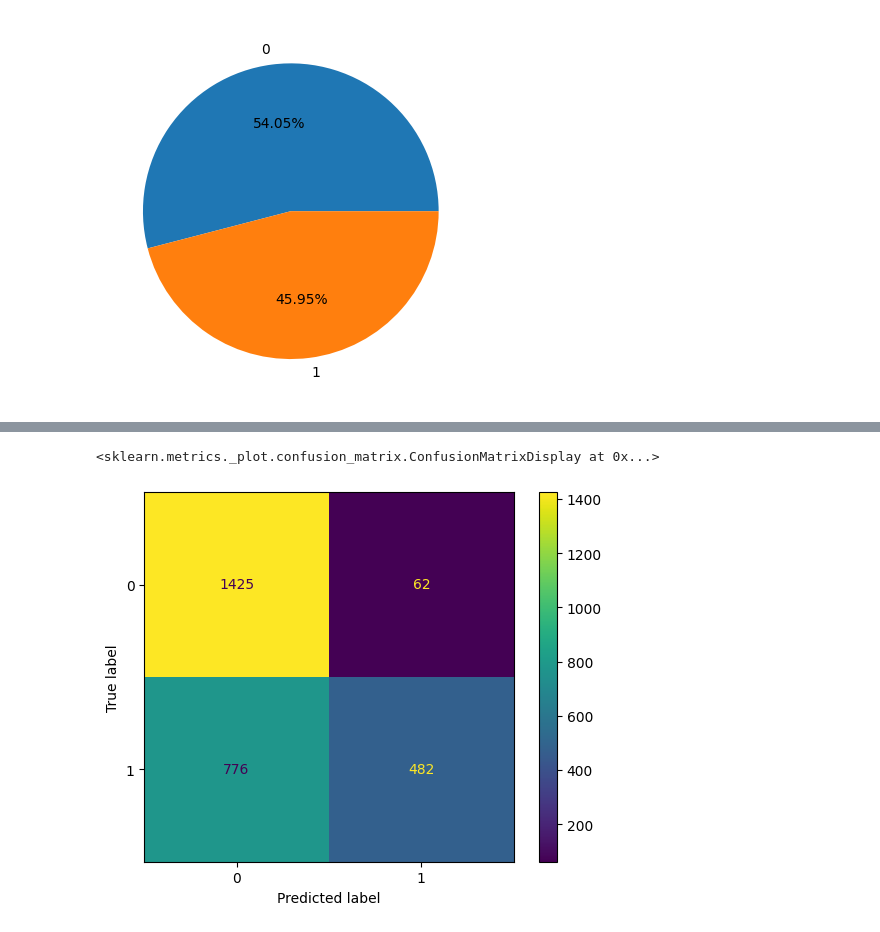
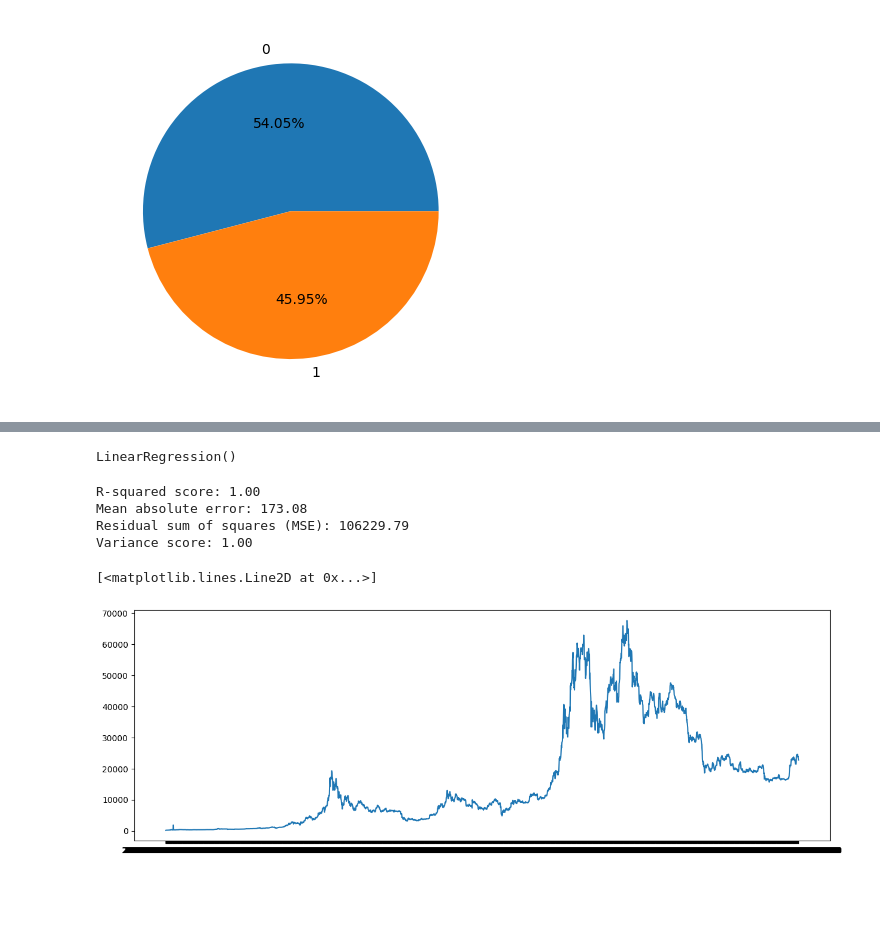
Before and after one commit to hristo-darlyanov/CryptoTradingMLPredictor, a Jupyter notebook: main.ipynb, the cells around one changed output, grey strips where cells are left out. Cells and saved outputs as stored; diff of their text form; code cells hidden in the pictures; blank space fills up the shorter version.

```diff
--- a/main.ipynb
+++ b/main.ipynb
@@ -173,6 +159,8 @@ df
 | 3049 | 2015-10-09 04:00:00 | 243.60 | 249.97 | 243.60 | 245.51 | 61.587068 | 2015 | 10 | 9 | 0 |
 | 3050 | 2015-10-08 04:00:00 | 0.00 | 245.00 | 0.00 | 243.60 | 34.754703 | 2015 | 10 | 8 | 0 |
 3051 rows × 10 columns
+# %%
+df = df.loc[::-1]
 # %%
 plt.pie(df['target'].value_counts().values, labels=[0,1], autopct="%.2f%%")
 # %% [output]
@@ -186,6 +190,6 @@ plt.pie(df['target'].value_counts().values, labels=[0,1], autopct="%.2f%%")
 # %%
-features = df[['open', 'high', 'low', 'close', 'volume']]
-target = df['target']
+features = df[['open', 'high', 'low', 'volume', 'month', 'day', 'year']]
+target = df['close']
 
 scaler = StandardScaler()
 features = scaler.fit_transform(features)
@@ -224,5 +201,19 @@ Validation Accuracy :  0.8258959190672154
-# %%
-metrics.ConfusionMatrixDisplay.from_estimator(models[0], X_train, Y_train)
-# %% [output]
-<sklearn.metrics._plot.confusion_matrix.ConfusionMatrixDisplay at 0x...>
-[figure, removed]
+# %%
+regr = LinearRegression()
+regr.fit(X_train, Y_train)
+# %% [output]
+LinearRegression()
+# %%
+x_features = np.asanyarray(df[['open', 'high', 'low', 'volume', 'month', 'day', 'year']])
+y_target = np.asanyarray(df['close'])
+
+predicted_output = regr.predict(X_test)
+print("R-squared score: %.2f" % r2_score(Y_test, regr.predict(X_test)))
+print("Mean absolute error: %.2f" % np.mean(np.absolute(predicted_output - Y_test)))
+print("Residual sum of squares (MSE): %.2f" % np.mean((predicted_output - Y_test) ** 2))
+print('Variance score: %.2f' % metrics.explained_variance_score(Y_test, regr.predict(X_test)))
+# %% [output]
+R-squared score: 1.00
+Mean absolute error: 173.08
+Residual sum of squares (MSE): 106229.79
+Variance score: 1.00
@@ -228,0 +223,6 @@ metrics.ConfusionMatrixDisplay.from_estimator(models[0], X_train, Y_train)
+# %%
+plt.figure(figsize=(15,5))
+plt.plot(df['date'], regr.predict(features))
+# %% [output]
+[<matplotlib.lines.Line2D at 0x...>]
+[figure, added]
```
Also changed, not shown: parts of 11 cells of this notebook.
